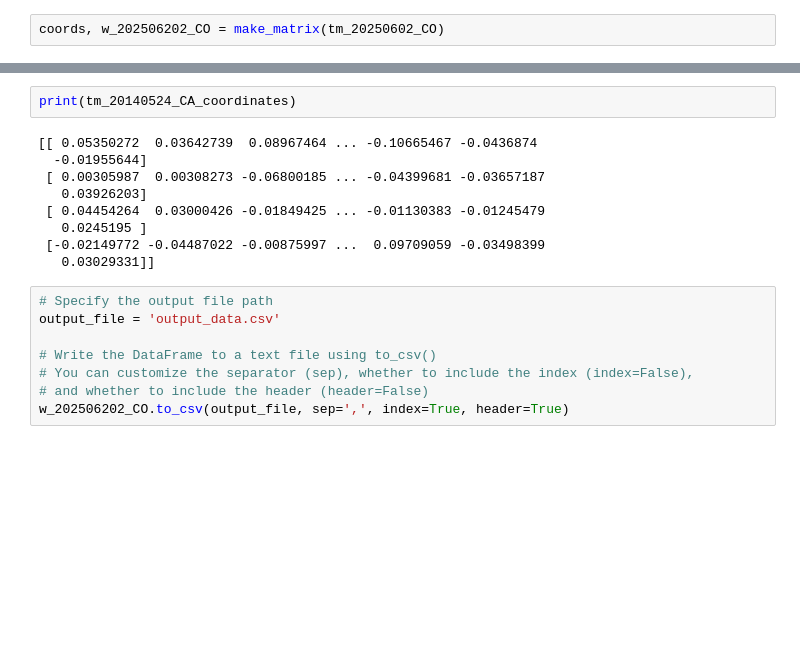
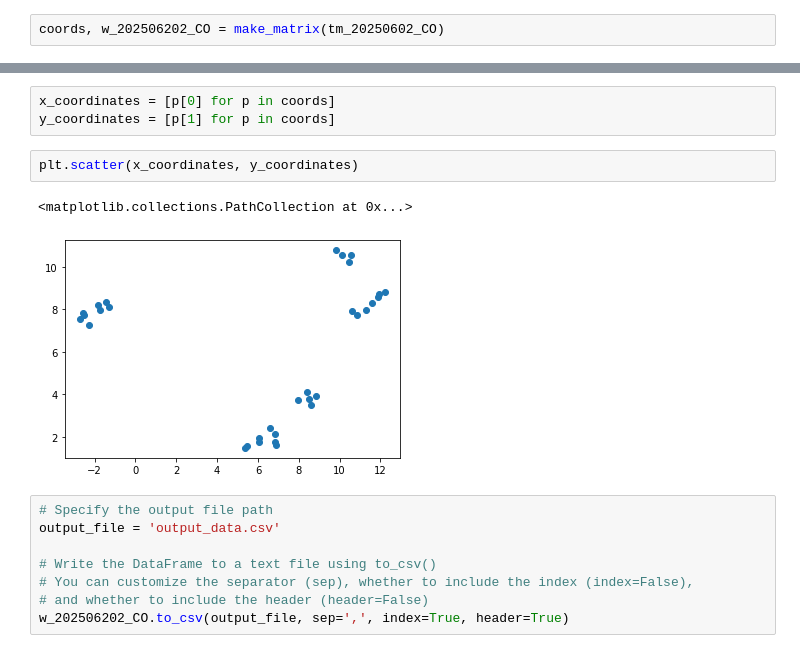
Before and after one commit to elugos/HSMS_LUGOS, a Jupyter notebook: gdeltparse.ipynb, the cells around one changed output, grey strips where cells are left out. Cells and saved outputs as stored; diff of their text form; blank space fills up the shorter version.

```diff
--- a/gdeltparse.ipynb
+++ b/gdeltparse.ipynb
@@ -579,14 +600,11 @@ coords, w_202506202_CO = make_matrix(tm_20250602_CO)
 # %%
-print(tm_20140524_CA_coordinates)
+x_coordinates = [p[0] for p in coords]
+y_coordinates = [p[1] for p in coords]
-# %% [output]
-[[ 0.05350272  0.03642739  0.08967464 ... -0.10665467 -0.0436874
-  -0.01955644]
- [ 0.00305987  0.00308273 -0.06800185 ... -0.04399681 -0.03657187
-   0.03926203]
- [ 0.04454264  0.03000426 -0.01849425 ... -0.01130383 -0.01245479
-   0.0245195 ]
- [-0.02149772 -0.04487022 -0.00875997 ...  0.09709059 -0.03498399
-   0.03029331]]
+# %%
+plt.scatter(x_coordinates, y_coordinates)
+# %% [output]
+<matplotlib.collections.PathCollection at 0x...>
+[figure, added]
 # %%
 # Specify the output file path
 output_file = 'output_data.csv'
```
Also changed, not shown: parts of 15 cells of this notebook.
